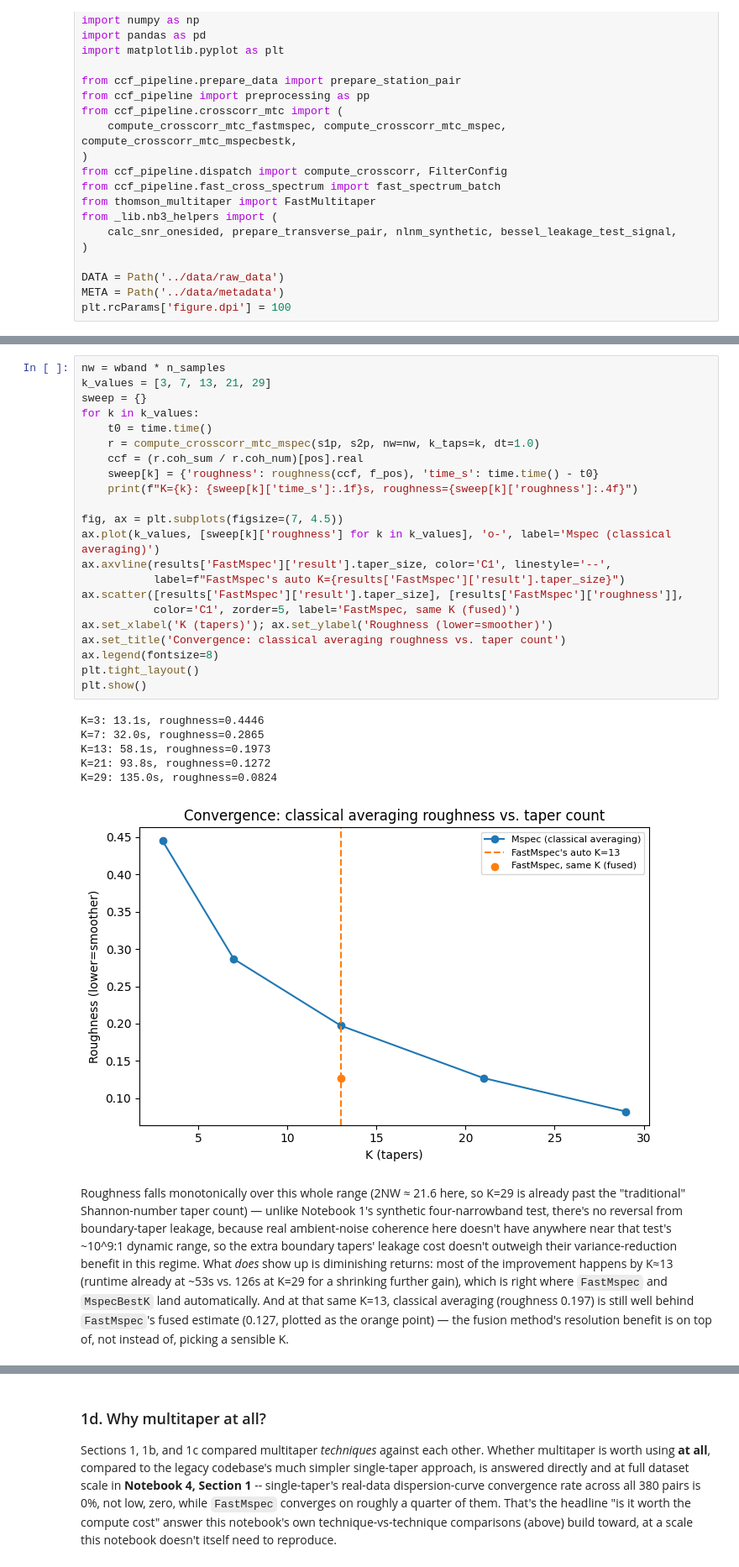
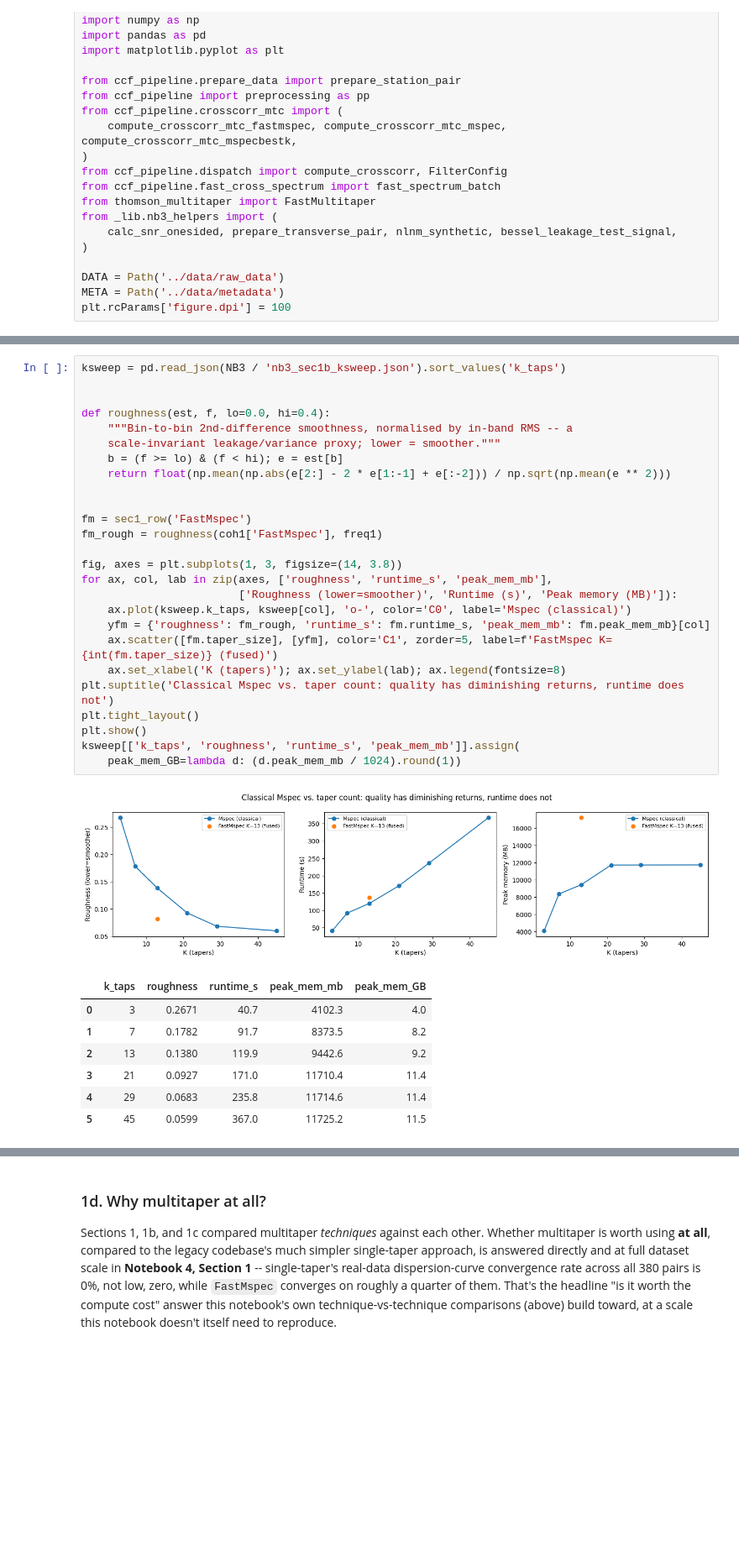
Before and after one commit to URseismology/FastMSPEC, a Jupyter notebook: notebooks/03_fastmspec_application.ipynb, the cells around one changed output, grey strips where cells are left out. Shown at 84% size. Saved outputs shown, nothing was run; the diff lists cells and outputs as text; blank space fills up the shorter version.

```diff
--- a/notebooks/03_fastmspec_application.ipynb
+++ b/notebooks/03_fastmspec_application.ipynb
@@ -203,43 +221,35 @@ chosen K (13-15) lands relative to that curve.
-# %%
-nw = wband * n_samples
-k_values = [3, 7, 13, 21, 29]
-sweep = {}
-for k in k_values:
-    t0 = time.time()
-    r = compute_crosscorr_mtc_mspec(s1p, s2p, nw=nw, k_taps=k, dt=1.0)
-    ccf = (r.coh_sum / r.coh_num)[pos].real
-    sweep[k] = {'roughness': roughness(ccf, f_pos), 'time_s': time.time() - t0}
-    print(f"K={k}: {sweep[k]['time_s']:.1f}s, roughness={sweep[k]['roughness']:.4f}")
-
-fig, ax = plt.subplots(figsize=(7, 4.5))
-ax.plot(k_values, [sweep[k]['roughness'] for k in k_values], 'o-', label='Mspec (classical averaging)')
-ax.axvline(results['FastMspec']['result'].taper_size, color='C1', linestyle='--',
-           label=f"FastMspec's auto K={results['FastMspec']['result'].taper_size}")
-ax.scatter([results['FastMspec']['result'].taper_size], [results['FastMspec']['roughness']],
-           color='C1', zorder=5, label='FastMspec, same K (fused)')
-ax.set_xlabel('K (tapers)'); ax.set_ylabel('Roughness (lower=smoother)')
-ax.set_title('Convergence: classical averaging roughness vs. taper count')
-ax.legend(fontsize=8)
-plt.tight_layout()
-plt.show()
-# %% [output]
-K=3: 13.1s, roughness=0.4446
-K=7: 32.0s, roughness=0.2865
-K=13: 58.1s, roughness=0.1973
-K=21: 93.8s, roughness=0.1272
-K=29: 135.0s, roughness=0.0824
-[figure, removed]
-# %% [markdown]
-Roughness falls monotonically over this whole range (2NW ≈ 21.6 here,
-so K=29 is already past the "traditional" Shannon-number taper count) —
-unlike Notebook 1's synthetic four-narrowband test, there's no reversal from
-boundary-taper leakage, because real ambient-noise coherence here doesn't
-have anywhere near that test's ~10^9:1 dynamic range, so the extra
-boundary tapers' leakage cost doesn't outweigh their variance-reduction
-benefit in this regime. What *does* show up is diminishing returns: most of
-the improvement happens by K≈13 (runtime already at ~53s vs. 126s at K=29
-for a shrinking further gain), which is right where `FastMspec` and
-`MspecBestK` land automatically. And at that same K=13, classical averaging
-(roughness 0.197) is still well behind `FastMspec`'s fused estimate
-(0.127, plotted as the orange point) — the fusion method's resolution
-benefit is on top of, not instead of, picking a sensible K.
+# %%
+ksweep = pd.read_json(NB3 / 'nb3_sec1b_ksweep.json').sort_values('k_taps')
+
+
+def roughness(est, f, lo=0.0, hi=0.4):
+    """Bin-to-bin 2nd-difference smoothness, normalised by in-band RMS -- a
+    scale-invariant leakage/variance proxy; lower = smoother."""
+    b = (f >= lo) & (f < hi); e = est[b]
+    return float(np.mean(np.abs(e[2:] - 2 * e[1:-1] + e[:-2])) / np.sqrt(np.mean(e ** 2)))
+
+
+fm = sec1_row('FastMspec')
+fm_rough = roughness(coh1['FastMspec'], freq1)
+
+fig, axes = plt.subplots(1, 3, figsize=(14, 3.8))
+for ax, col, lab in zip(axes, ['roughness', 'runtime_s', 'peak_mem_mb'],
+                        ['Roughness (lower=smoother)', 'Runtime (s)', 'Peak memory (MB)']):
+    ax.plot(ksweep.k_taps, ksweep[col], 'o-', color='C0', label='Mspec (classical)')
+    yfm = {'roughness': fm_rough, 'runtime_s': fm.runtime_s, 'peak_mem_mb': fm.peak_mem_mb}[col]
+    ax.scatter([fm.taper_size], [yfm], color='C1', zorder=5, label=f'FastMspec K={int(fm.taper_size)} (fused)')
+    ax.set_xlabel('K (tapers)'); ax.set_ylabel(lab); ax.legend(fontsize=8)
+plt.suptitle('Classical Mspec vs. taper count: quality has diminishing returns, runtime does not')
+plt.tight_layout()
+plt.show()
+ksweep[['k_taps', 'roughness', 'runtime_s', 'peak_mem_mb']].assign(
+    peak_mem_GB=lambda d: (d.peak_mem_mb / 1024).round(1))
+# %% [output]
+[figure, added]
+|  | k_taps | roughness | runtime_s | peak_mem_mb | peak_mem_GB |
+| 0 | 3 | 0.2671 | 40.7 | 4102.3 | 4.0 |
+| 1 | 7 | 0.1782 | 91.7 | 8373.5 | 8.2 |
+| 2 | 13 | 0.1380 | 119.9 | 9442.6 | 9.2 |
+| 3 | 21 | 0.0927 | 171.0 | 11710.4 | 11.4 |
+| 4 | 29 | 0.0683 | 235.8 | 11714.6 | 11.4 |
+| 5 | 45 | 0.0599 | 367.0 | 11725.2 | 11.5 |
```
Also changed, not shown: parts of 46 cells of this notebook.
